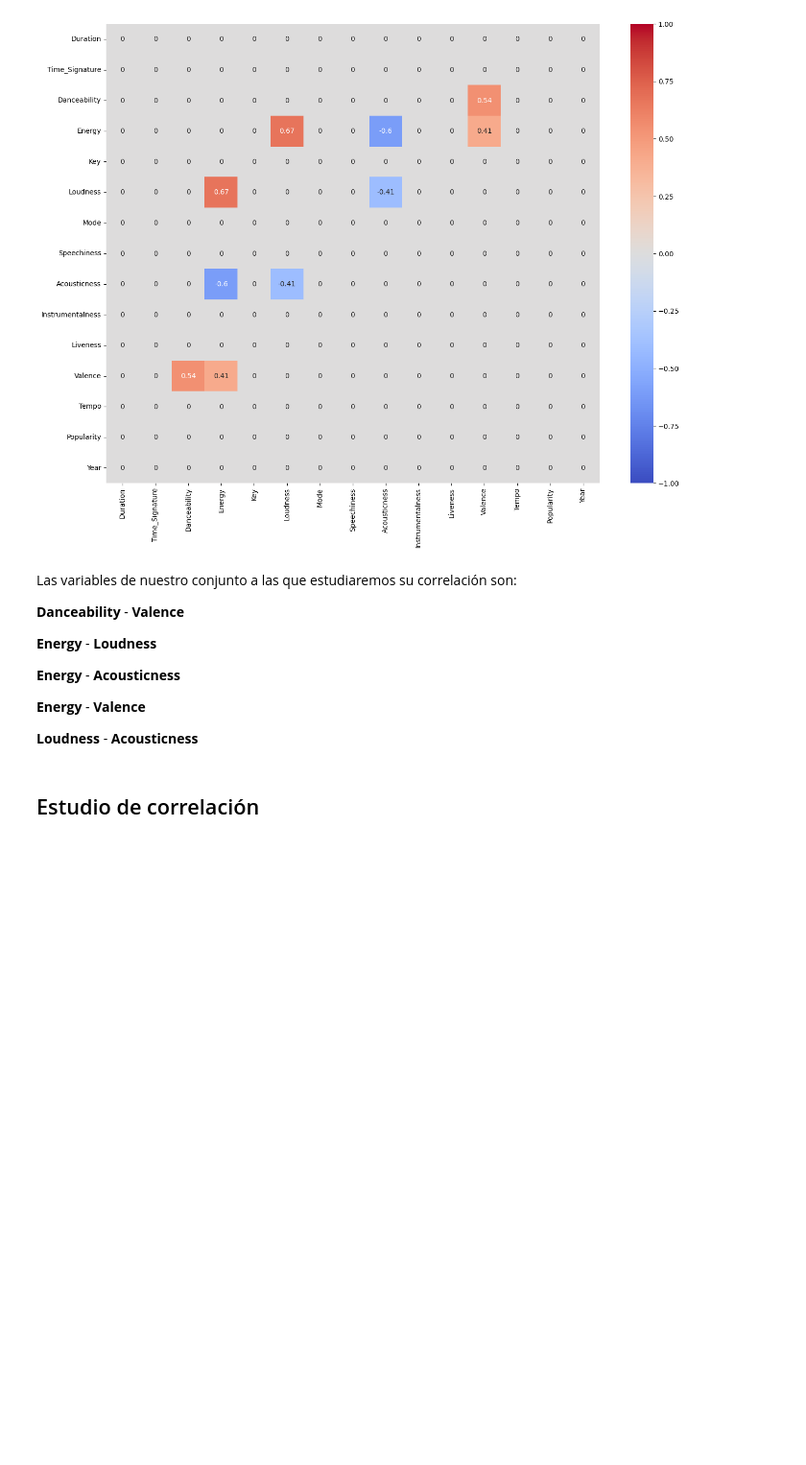
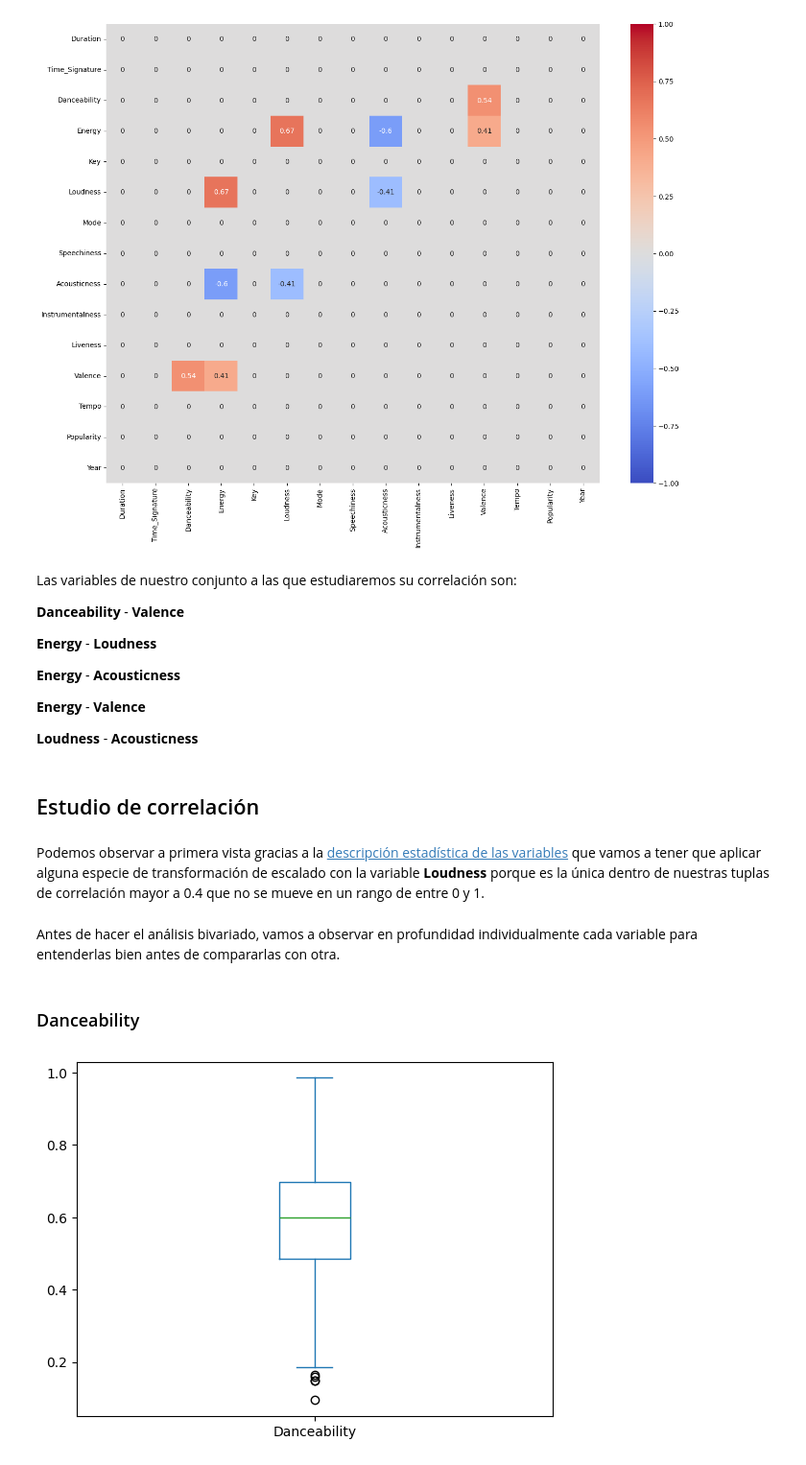
Before and after one commit to nachoperna/Fundamentos-de-la-Ciencia-de-Datos, a Jupyter notebook: TPE/tpe.ipynb, the cells around one changed output. Shown: that part at 96% size. Cells and saved outputs as stored; diff of their text form; code cells hidden in the pictures; blank space fills up the shorter version.

```diff
--- a/TPE/tpe.ipynb
+++ b/TPE/tpe.ipynb
@@ -344,3 +381,14 @@ Las variables de nuestro conjunto a las que estudiaremos su correlación son:
 **Loudness** - **Acousticness**
 # %% [markdown]
 ## Estudio de correlación
+# %% [markdown]
+Podemos observar a primera vista gracias a la [descripción estadística de las variables](#primera-descripción-estadística-de-las-variables) que vamos a tener que aplicar alguna especie de transformación de escalado con la variable **Loudness** porque es la única dentro de nuestras tuplas de correlación mayor a 0.4 que no se mueve en un rango de entre 0 y 1.
+# %% [markdown]
+Antes de hacer el análisis bivariado, vamos a observar en profundidad individualmente cada variable para entenderlas bien antes de compararlas con otra.
+# %% [markdown]
+### Danceability
+# %%
+covers_sin_track_artist['Danceability'].plot.box()
+plt.show()
+# %% [output]
+[figure, added]
```
Also changed, not shown: parts of 13 cells of this notebook.
